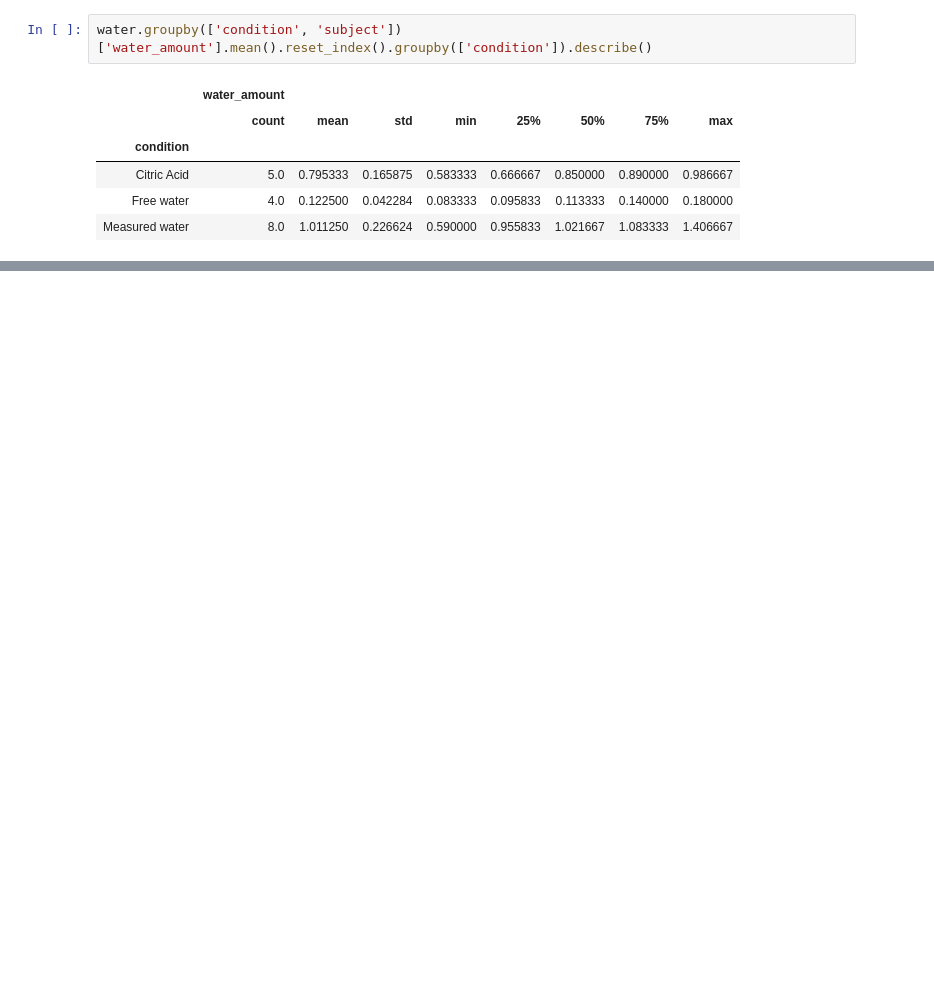
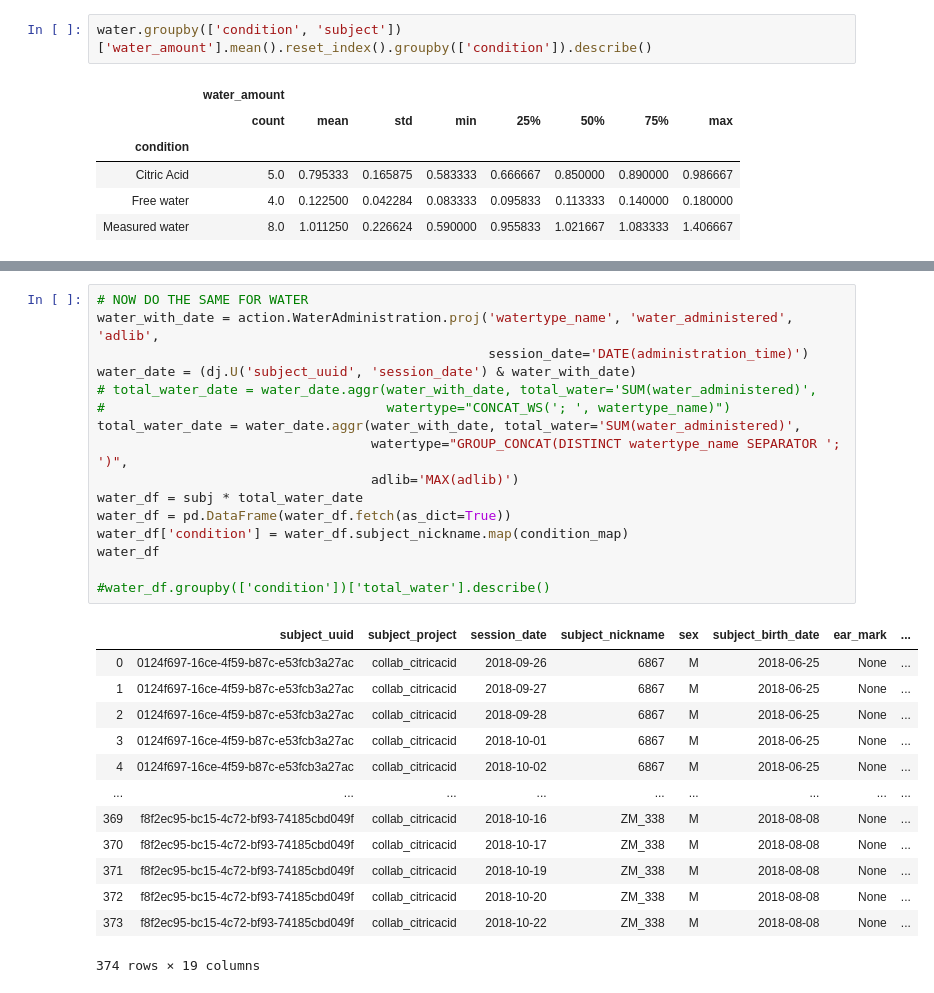
Before and after one commit to int-brain-lab/citricAcid, a Jupyter notebook: figure1.ipynb, the cells around one changed output, grey strips where cells are left out. Saved outputs shown, nothing was run; the diff lists cells and outputs as text; blank space fills up the shorter version.

```diff
--- a/figure1.ipynb
+++ b/figure1.ipynb
@@ -215,0 +205,30 @@ array(['10-10-2018', '18-10-2018', '23-10-2018'], dtype=object)
+# %%
+# NOW DO THE SAME FOR WATER
+water_with_date = action.WaterAdministration.proj('watertype_name', 'water_administered', 'adlib',
+                                                  session_date='DATE(administration_time)')
+water_date = (dj.U('subject_uuid', 'session_date') & water_with_date)
+# total_water_date = water_date.aggr(water_with_date, total_water='SUM(water_administered)',
+#                                    watertype="CONCAT_WS('; ', watertype_name)")
+total_water_date = water_date.aggr(water_with_date, total_water='SUM(water_administered)',
+                                   watertype="GROUP_CONCAT(DISTINCT watertype_name SEPARATOR '; ')",
+                                   adlib='MAX(adlib)')
+water_df = subj * total_water_date
+water_df = pd.DataFrame(water_df.fetch(as_dict=True))
+water_df['condition'] = water_df.subject_nickname.map(condition_map)
+water_df
+
+#water_df.groupby(['condition'])['total_water'].describe()
+# %% [output]
+|  | subject_uuid | subject_project | session_date | subject_nickname | sex | subject_birth_date | ear_mark | ... |
+| 0 | 0124f697-16ce-4f59-b87c-e53fcb3a27ac | collab_citricacid | 2018-09-26 | 6867 | M | 2018-06-25 | None | ... |
+| 1 | 0124f697-16ce-4f59-b87c-e53fcb3a27ac | collab_citricacid | 2018-09-27 | 6867 | M | 2018-06-25 | None | ... |
+| 2 | 0124f697-16ce-4f59-b87c-e53fcb3a27ac | collab_citricacid | 2018-09-28 | 6867 | M | 2018-06-25 | None | ... |
+| 3 | 0124f697-16ce-4f59-b87c-e53fcb3a27ac | collab_citricacid | 2018-10-01 | 6867 | M | 2018-06-25 | None | ... |
+| 4 | 0124f697-16ce-4f59-b87c-e53fcb3a27ac | collab_citricacid | 2018-10-02 | 6867 | M | 2018-06-25 | None | ... |
+| ... | ... | ... | ... | ... | ... | ... | ... | ... |
+| 369 | f8f2ec95-bc15-4c72-bf93-74185cbd049f | collab_citricacid | 2018-10-16 | ZM_338 | M | 2018-08-08 | None | ... |
+| 370 | f8f2ec95-bc15-4c72-bf93-74185cbd049f | collab_citricacid | 2018-10-17 | ZM_338 | M | 2018-08-08 | None | ... |
+| 371 | f8f2ec95-bc15-4c72-bf93-74185cbd049f | collab_citricacid | 2018-10-19 | ZM_338 | M | 2018-08-08 | None | ... |
+| 372 | f8f2ec95-bc15-4c72-bf93-74185cbd049f | collab_citricacid | 2018-10-20 | ZM_338 | M | 2018-08-08 | None | ... |
+| 373 | f8f2ec95-bc15-4c72-bf93-74185cbd049f | collab_citricacid | 2018-10-22 | ZM_338 | M | 2018-08-08 | None | ... |
+374 rows × 19 columns
```
Also changed, not shown: parts of 5 cells of this notebook, 7 other files.
